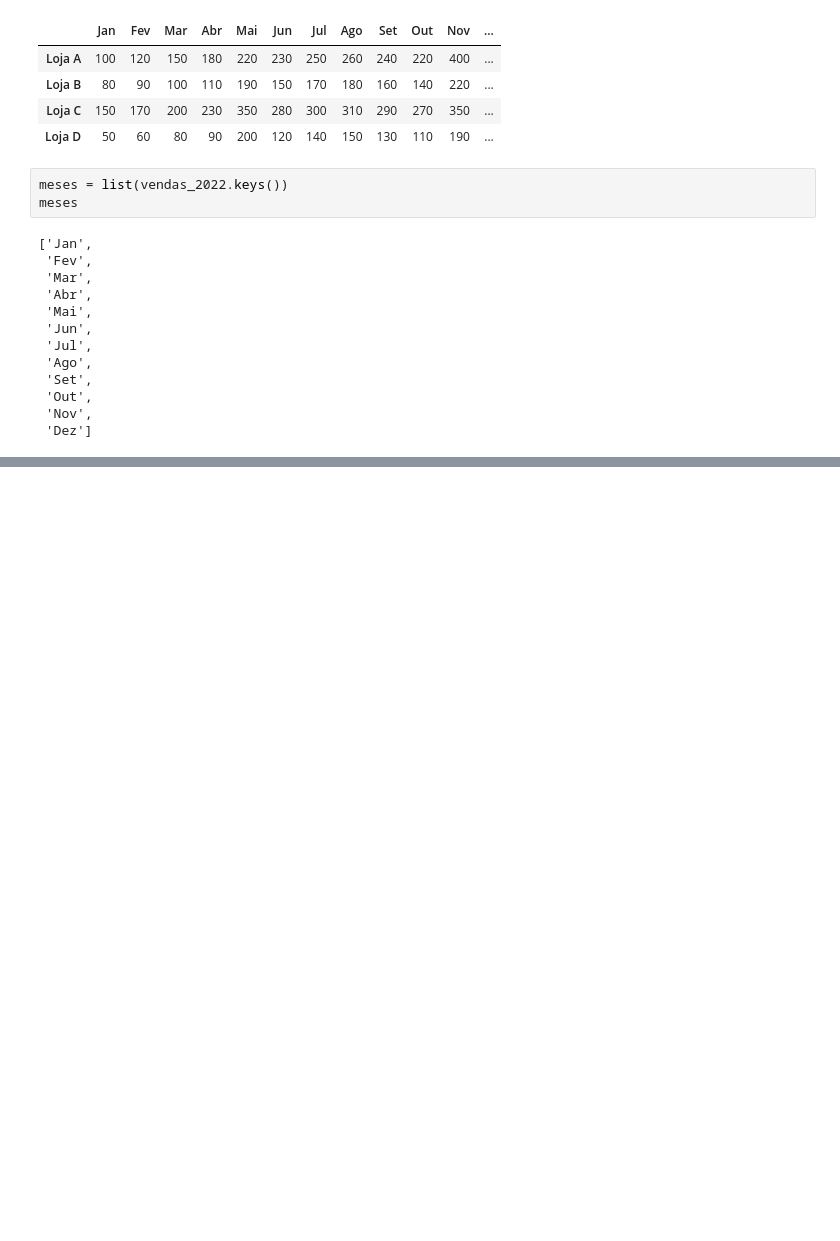
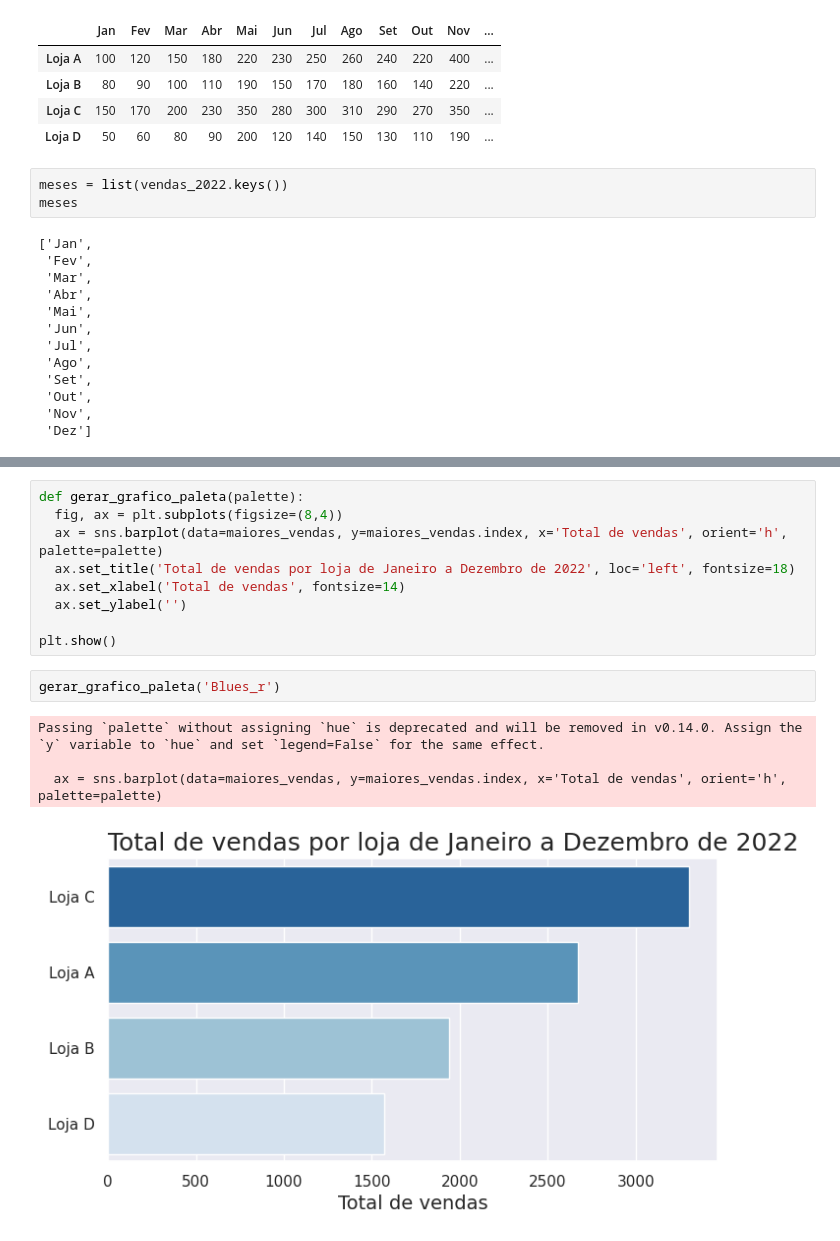
Before and after one commit to samantha-sf/analise_vendas, a Jupyter notebook: Análise_de_vendas_de_4_lojas.ipynb, the cells around one changed output, grey strips where cells are left out. Cells and saved outputs as stored; diff of their text form; blank space fills up the shorter version.

```diff
--- a/Análise_de_vendas_de_4_lojas.ipynb
+++ b/Análise_de_vendas_de_4_lojas.ipynb
@@ -73,0 +134,16 @@ plt.show()
+# %%
+def gerar_grafico_paleta(palette):
+  fig, ax = plt.subplots(figsize=(8,4))
+  ax = sns.barplot(data=maiores_vendas, y=maiores_vendas.index, x='Total de vendas', orient='h', palette=palette)
+  ax.set_title('Total de vendas por loja de Janeiro a Dezembro de 2022', loc='left', fontsize=18)
+  ax.set_xlabel('Total de vendas', fontsize=14)
+  ax.set_ylabel('')
+
+plt.show()
+# %%
+gerar_grafico_paleta('Blues_r')
+# %% [output]
+Passing `palette` without assigning `hue` is deprecated and will be removed in v0.14.0. Assign the `y` variable to `hue` and set `legend=False` for the same effect.
+
+  ax = sns.barplot(data=maiores_vendas, y=maiores_vendas.index, x='Total de vendas', orient='h', palette=palette)
+[figure, added]
```
Also changed, not shown: parts of 13 cells of this notebook.
